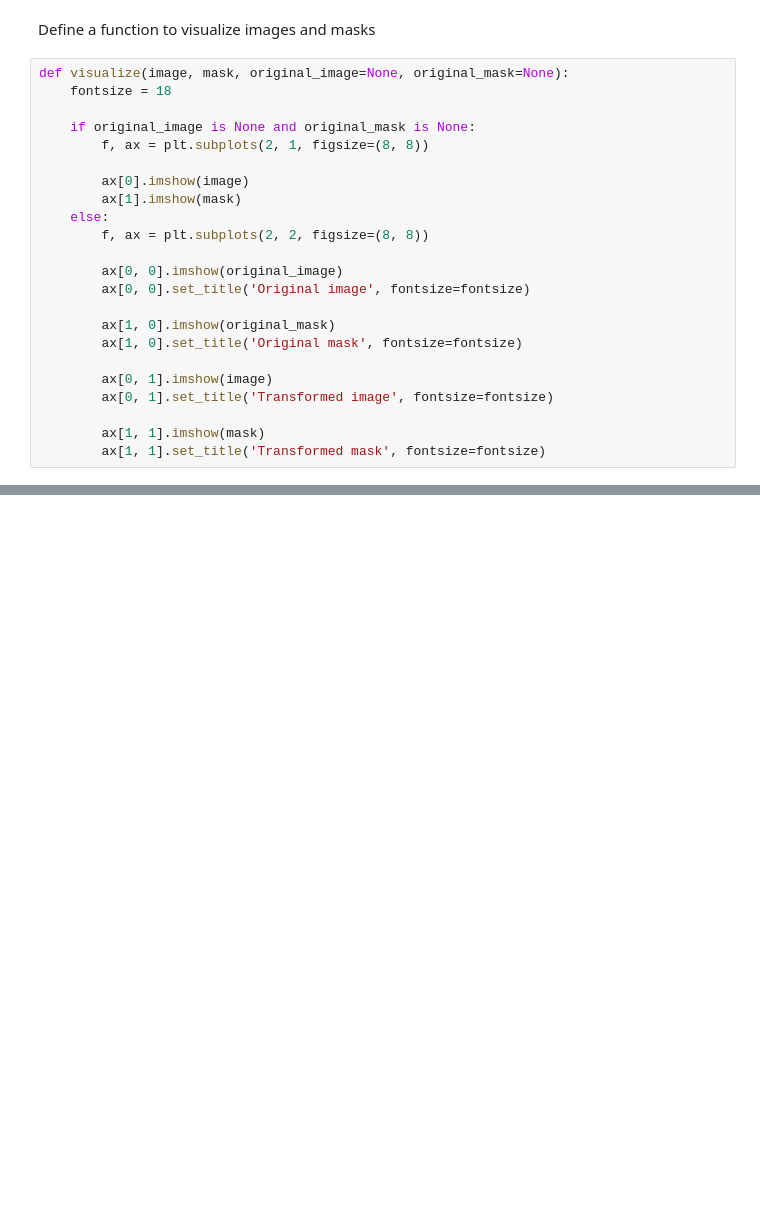
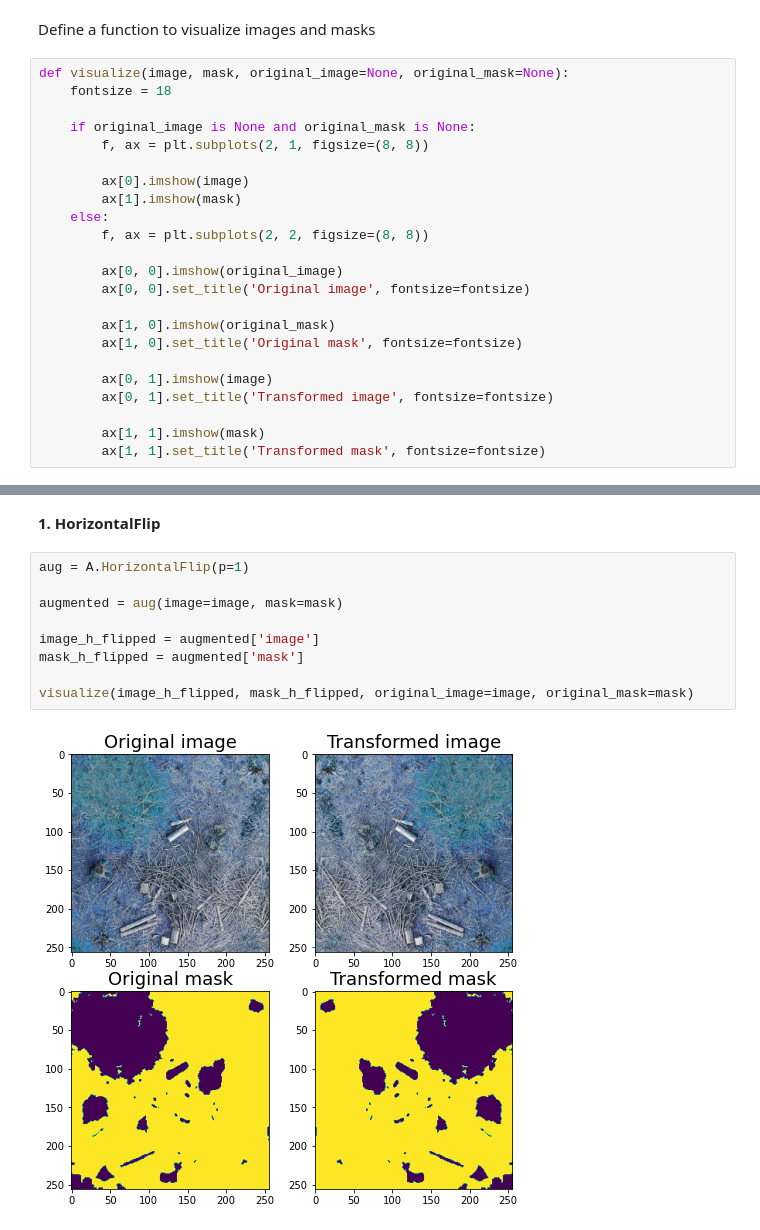
Before and after one commit to ihabram/HBRS-RnD, a Jupyter notebook: Sources/Albumentations.ipynb, the cells around one changed output, grey strips where cells are left out. Drawn from its saved outputs; the diff is of its cells as text; blank space fills up the shorter version.

```diff
--- a/Sources/Albumentations.ipynb
+++ b/Sources/Albumentations.ipynb
@@ -34,0 +85,13 @@ def visualize(image, mask, original_image=None, original_mask=None):
+# %% [markdown]
+**1. HorizontalFlip**
+# %%
+aug = A.HorizontalFlip(p=1)
+
+augmented = aug(image=image, mask=mask)
+
+image_h_flipped = augmented['image']
+mask_h_flipped = augmented['mask']
+
+visualize(image_h_flipped, mask_h_flipped, original_image=image, original_mask=mask)
+# %% [output]
+[figure, added]
```
Also changed, not shown: parts of 28 cells of this notebook.
